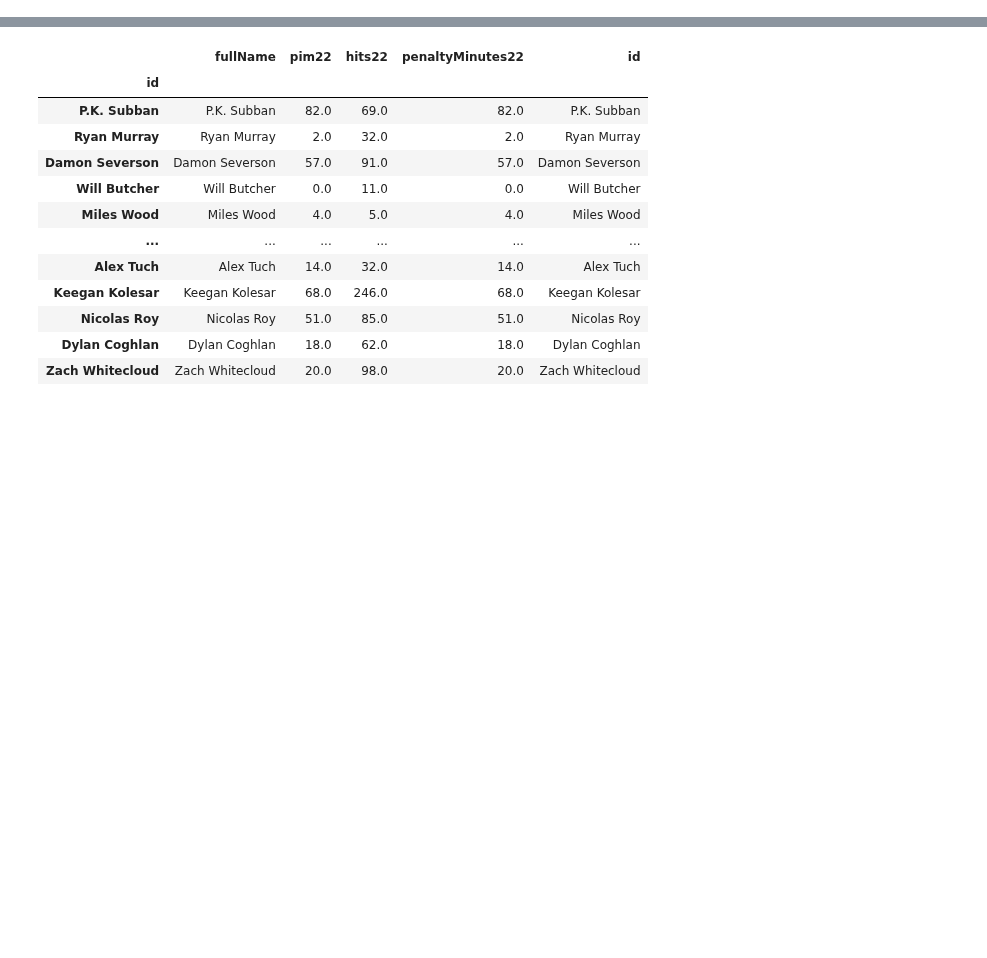
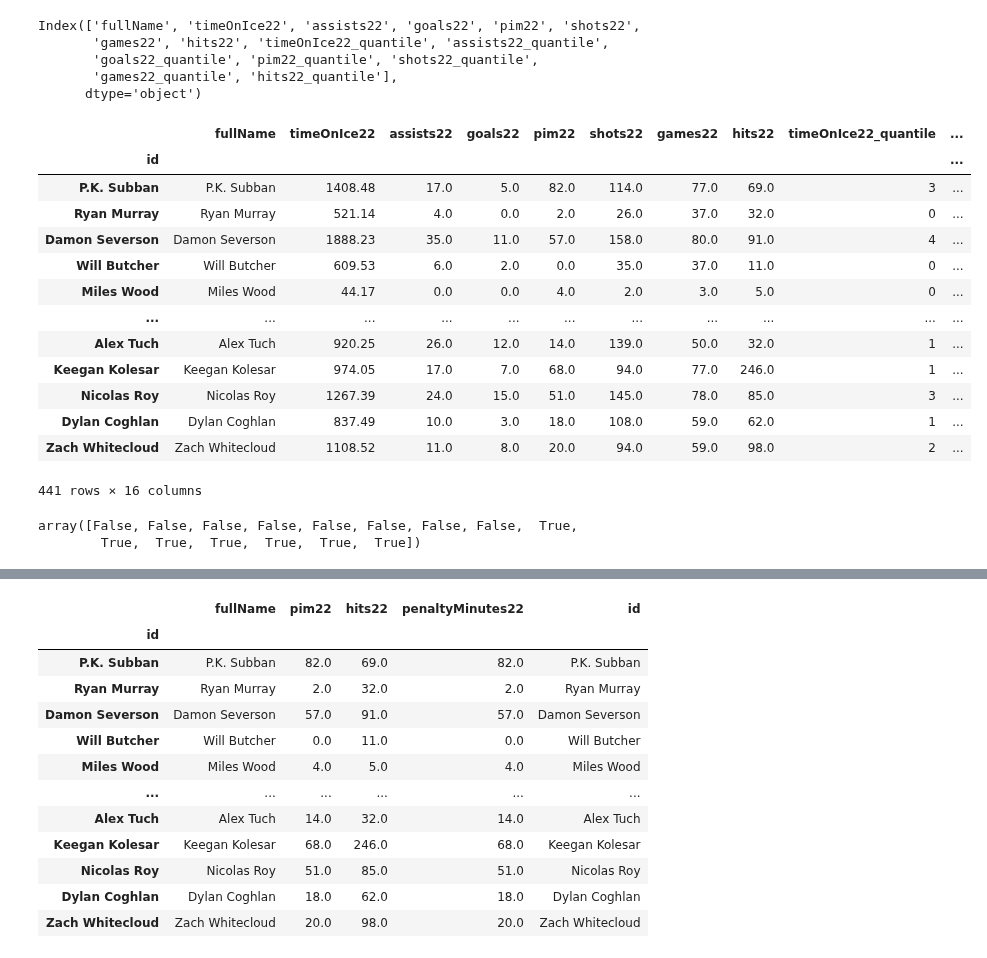
Before and after one commit to kyledufrane/NHL-Salary-Predictions, a Jupyter notebook: dash/plotly_dash.ipynb, the cells around one changed output, grey strips where cells are left out. Drawn from its saved outputs; the diff is of its cells as text; code cells hidden in the pictures; blank space fills up the shorter version.

```diff
--- a/dash/plotly_dash.ipynb
+++ b/dash/plotly_dash.ipynb
@@ -160,0 +795,34 @@ df_datatable_1
+# %%
+offense.columns
+# %% [output]
+Index(['fullName', 'timeOnIce22', 'assists22', 'goals22', 'pim22', 'shots22',
+       'games22', 'hits22', 'timeOnIce22_quantile', 'assists22_quantile',
+       'goals22_quantile', 'pim22_quantile', 'shots22_quantile',
+       'games22_quantile', 'hits22_quantile'],
+      dtype='object')
+# %%
+offense['sum'] = offense[['timeOnIce22_quantile', 'assists22_quantile',
+       'goals22_quantile', 'pim22_quantile', 'shots22_quantile',
+       'games22_quantile', 'hits22_quantile']].sum(axis=1)
+# %%
+offense
+# %% [output]
+|  | fullName | timeOnIce22 | assists22 | goals22 | pim22 | shots22 | games22 | hits22 | timeOnIce22_quantile | ... |
+| id |  |  |  |  |  |  |  |  |  | ... |
+| P.K. Subban | P.K. Subban | 1408.48 | 17.0 | 5.0 | 82.0 | 114.0 | 77.0 | 69.0 | 3 | ... |
+| Ryan Murray | Ryan Murray | 521.14 | 4.0 | 0.0 | 2.0 | 26.0 | 37.0 | 32.0 | 0 | ... |
+| Damon Severson | Damon Severson | 1888.23 | 35.0 | 11.0 | 57.0 | 158.0 | 80.0 | 91.0 | 4 | ... |
+| Will Butcher | Will Butcher | 609.53 | 6.0 | 2.0 | 0.0 | 35.0 | 37.0 | 11.0 | 0 | ... |
+| Miles Wood | Miles Wood | 44.17 | 0.0 | 0.0 | 4.0 | 2.0 | 3.0 | 5.0 | 0 | ... |
+| ... | ... | ... | ... | ... | ... | ... | ... | ... | ... | ... |
+| Alex Tuch | Alex Tuch | 920.25 | 26.0 | 12.0 | 14.0 | 139.0 | 50.0 | 32.0 | 1 | ... |
+| Keegan Kolesar | Keegan Kolesar | 974.05 | 17.0 | 7.0 | 68.0 | 94.0 | 77.0 | 246.0 | 1 | ... |
+| Nicolas Roy | Nicolas Roy | 1267.39 | 24.0 | 15.0 | 51.0 | 145.0 | 78.0 | 85.0 | 3 | ... |
+| Dylan Coghlan | Dylan Coghlan | 837.49 | 10.0 | 3.0 | 18.0 | 108.0 | 59.0 | 62.0 | 1 | ... |
+| Zach Whitecloud | Zach Whitecloud | 1108.52 | 11.0 | 8.0 | 20.0 | 94.0 | 59.0 | 98.0 | 2 | ... |
+441 rows × 16 columns
+# %%
+offense.columns.str.contains('|'.join(['quantile']), regex=True)
+# %% [output]
+array([False, False, False, False, False, False, False, False,  True,
+        True,  True,  True,  True,  True,  True])
```
Also changed, not shown: parts of 45 cells of this notebook, 1 other file.
